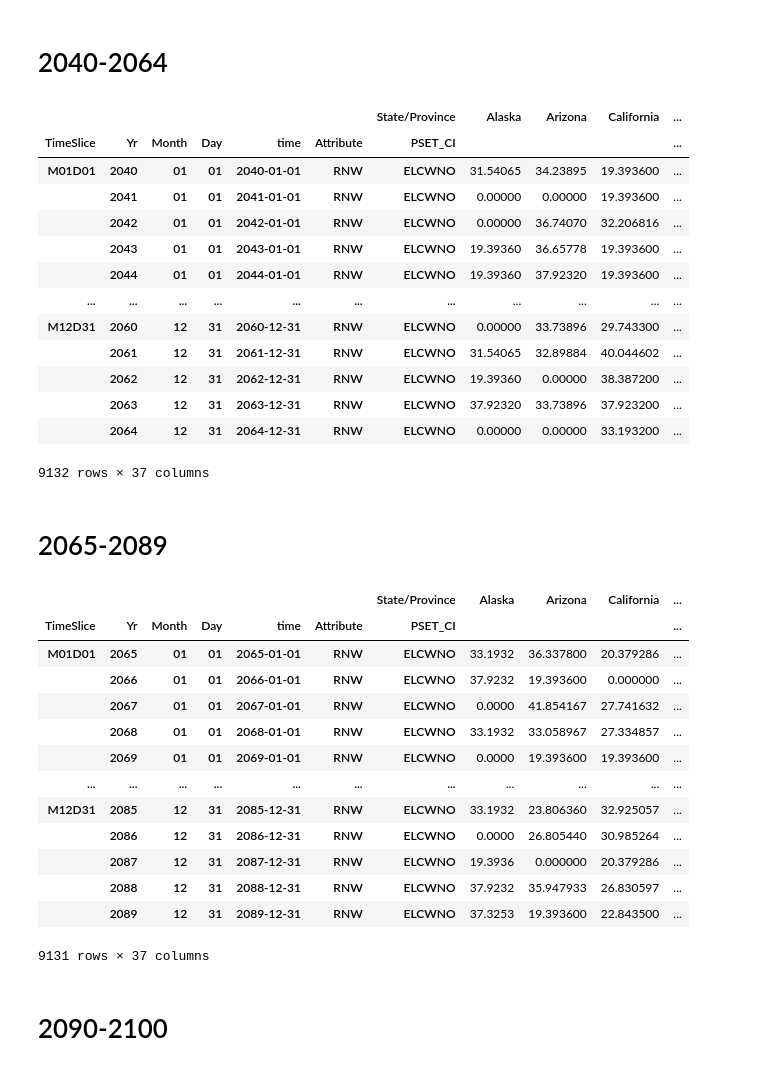
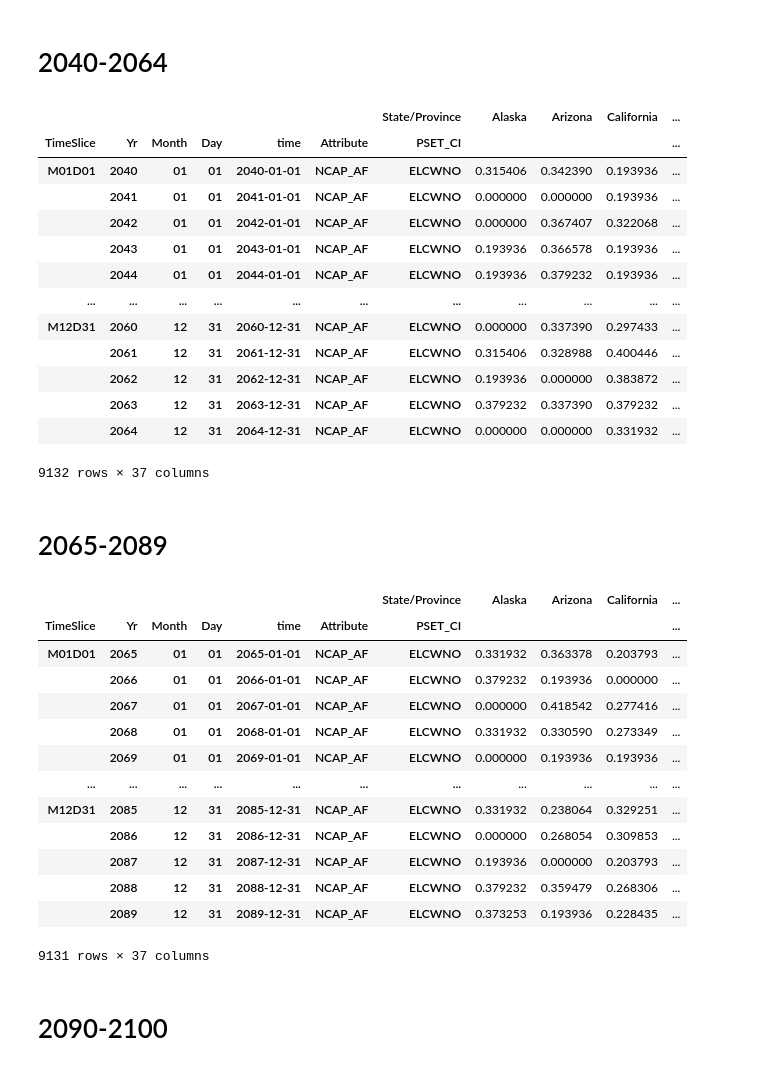
Before and after one commit to esma-cu/DATA_WIND_CF, a Jupyter notebook: Wind_Organize_CF - TUSM.ipynb, the cells around one changed output. Saved outputs shown, nothing was run; the diff lists cells and outputs as text; code cells hidden in the pictures.

```diff
--- a/Wind_Organize_CF - TUSM.ipynb
+++ b/Wind_Organize_CF - TUSM.ipynb
@@ -240,7 +242,7 @@ SSP126_2040_2064_tt['Day'] = SSP126_2040_2064_tt['time'].astype(str).str[8:10]
 #create a new column called 'TimeSlice' that is 'M' + Month + 'D' + Day
 SSP126_2040_2064_tt['TimeSlice'] = 'M' + SSP126_2040_2064_tt['Month'] + 'D' + SSP126_2040_2064_tt['Day']
 # add a new column called 'Attribute' that is entirely full of 'RNW'
-SSP126_2040_2064_tt['Attribute'] = 'RNW'
+SSP126_2040_2064_tt['Attribute'] = 'NCAP_AF'
 # add a new column called 'Yr' that is the year of the 'time' column
 SSP126_2040_2064_tt['Yr'] = SSP126_2040_2064_tt['time'].astype(str).str[:4]
 # add a new column called 'PSET_CI' that is 'ELCWNO' for onshore or 'ELCWNF' for offshore
@@ -253,21 +255,22 @@ SSP126_2040_2064_tt = SSP126_2040_2064_tt.pivot_table(index=['TimeSlice', 'Yr',
 #replace all NaN values with 0
 SSP126_2040_2064_tt = SSP126_2040_2064_tt.fillna(0)
 # only keep TimeSlice', 'Yr', 'Month', 'Day', 'time', 'Attribute', 'PSET_CI', 'Virginia', 'Rhode Island'
+#SSP126_2040_2064_tt = SSP126_2040_2064_tt[['Virginia', 'Rhode Island']]
 SSP126_2040_2064_tt
 # %% [output]
 |  |  |  |  |  |  | State/Province | Alaska | Arizona | California | ... |
 | TimeSlice | Yr | Month | Day | time | Attribute | PSET_CI |  |  |  | ... |
-| M01D01 | 2040 | 01 | 01 | 2040-01-01 | RNW | ELCWNO | 31.54065 | 34.23895 | 19.393600 | ... |
-|  | 2041 | 01 | 01 | 2041-01-01 | RNW | ELCWNO | 0.00000 | 0.00000 | 19.393600 | ... |
-|  | 2042 | 01 | 01 | 2042-01-01 | RNW | ELCWNO | 0.00000 | 36.74070 | 32.206816 | ... |
-|  | 2043 | 01 | 01 | 2043-01-01 | RNW | ELCWNO | 19.39360 | 36.65778 | 19.393600 | ... |
-|  | 2044 | 01 | 01 | 2044-01-01 | RNW | ELCWNO | 19.39360 | 37.92320 | 19.393600 | ... |
+| M01D01 | 2040 | 01 | 01 | 2040-01-01 | NCAP_AF | ELCWNO | 0.315406 | 0.342390 | 0.193936 | ... |
+|  | 2041 | 01 | 01 | 2041-01-01 | NCAP_AF | ELCWNO | 0.000000 | 0.000000 | 0.193936 | ... |
+|  | 2042 | 01 | 01 | 2042-01-01 | NCAP_AF | ELCWNO | 0.000000 | 0.367407 | 0.322068 | ... |
+|  | 2043 | 01 | 01 | 2043-01-01 | NCAP_AF | ELCWNO | 0.193936 | 0.366578 | 0.193936 | ... |
+|  | 2044 | 01 | 01 | 2044-01-01 | NCAP_AF | ELCWNO | 0.193936 | 0.379232 | 0.193936 | ... |
 | ... | ... | ... | ... | ... | ... | ... | ... | ... | ... | ... |
-| M12D31 | 2060 | 12 | 31 | 2060-12-31 | RNW | ELCWNO | 0.00000 | 33.73896 | 29.743300 | ... |
-|  | 2061 | 12 | 31 | 2061-12-31 | RNW | ELCWNO | 31.54065 | 32.89884 | 40.044602 | ... |
-|  | 2062 | 12 | 31 | 2062-12-31 | RNW | ELCWNO | 19.39360 | 0.00000 | 38.387200 | ... |
-|  | 2063 | 12 | 31 | 2063-12-31 | RNW | ELCWNO | 37.92320 | 33.73896 | 37.923200 | ... |
-|  | 2064 | 12 | 31 | 2064-12-31 | RNW | ELCWNO | 0.00000 | 0.00000 | 33.193200 | ... |
+| M12D31 | 2060 | 12 | 31 | 2060-12-31 | NCAP_AF | ELCWNO | 0.000000 | 0.337390 | 0.297433 | ... |
+|  | 2061 | 12 | 31 | 2061-12-31 | NCAP_AF | ELCWNO | 0.315406 | 0.328988 | 0.400446 | ... |
+|  | 2062 | 12 | 31 | 2062-12-31 | NCAP_AF | ELCWNO | 0.193936 | 0.000000 | 0.383872 | ... |
+|  | 2063 | 12 | 31 | 2063-12-31 | NCAP_AF | ELCWNO | 0.379232 | 0.337390 | 0.379232 | ... |
+|  | 2064 | 12 | 31 | 2064-12-31 | NCAP_AF | ELCWNO | 0.000000 | 0.000000 | 0.331932 | ... |
 9132 rows × 37 columns
 # %%
 #export to csv
@@ -277,39 +280,40 @@ SSP126_2040_2064_tt.to_csv('SSP126_usa_2040_2064_TIMES_state.csv')
 # %%
 #   SSP 126 2065-2089
 #create a new column called 'Month' that is the month of the 'time' column
 SSP126_2065_2089_tt['Month'] = SSP126_2065_2089_tt['time'].astype(str).str[5:7]
 #create a new column called 'Day' that is the day of the 'time' column
 SSP126_2065_2089_tt['Day'] = SSP126_2065_2089_tt['time'].astype(str).str[8:10]
 #create a new column called 'TimeSlice' that is 'M' + Month + 'D' + Day
 SSP126_2065_2089_tt['TimeSlice'] = 'M' + SSP126_2065_2089_tt['Month'] + 'D' + SSP126_2065_2089_tt['Day']
 # add a new column called 'Attribute' that is entirely full of 'RNW'
-SSP126_2065_2089_tt['Attribute'] = 'RNW'
+SSP126_2065_2089_tt['Attribute'] = 'NCAP_AF'
 # add a new column called 'Yr' that is the year of the 'time' column
 SSP126_2065_2089_tt['Yr'] = SSP126_2065_2089_tt['time'].astype(str).str[:4]
 # add a new column called 'PSET_CI' that is 'ELCWNO' for onshore or 'ELCWNF' for offshore
 SSP126_2065_2089_tt['PSET_CI'] = 'ELCWNO'
 
 SSP126_2065_2089_tt= SSP126_2065_2089_tt.groupby(['State/Province', 'time']).first().compute()
 #pivot the table so that TEMELE_REGIONS_COPY are the columns, TimeSlice are the rows, and the values are the CP
 SSP126_2065_2089_tt = SSP126_2065_2089_tt.pivot_table(index=['TimeSlice', 'Yr', 'Month', 'Day', 'time', 'Attribute', 'PSET_CI'], columns='State/Province', values='CP', aggfunc='first')
 #replace all NaN values with 0
 SSP126_2065_2089_tt = SSP126_2065_2089_tt.fillna(0)
 # only keep TimeSlice', 'Yr', 'Month', 'Day', 'time', 'Attribute', 'PSET_CI', 'Virginia', 'Rhode Island'
+#SSP126_2065_2089_tt = SSP126_2065_2089_tt[['Virginia', 'Rhode Island']]
 SSP126_2065_2089_tt
 # %% [output]
 |  |  |  |  |  |  | State/Province | Alaska | Arizona | California | ... |
 | TimeSlice | Yr | Month | Day | time | Attribute | PSET_CI |  |  |  | ... |
-| M01D01 | 2065 | 01 | 01 | 2065-01-01 | RNW | ELCWNO | 33.1932 | 36.337800 | 20.379286 | ... |
-|  | 2066 | 01 | 01 | 2066-01-01 | RNW | ELCWNO | 37.9232 | 19.393600 | 0.000000 | ... |
-|  | 2067 | 01 | 01 | 2067-01-01 | RNW | ELCWNO | 0.0000 | 41.854167 | 27.741632 | ... |
-|  | 2068 | 01 | 01 | 2068-01-01 | RNW | ELCWNO | 33.1932 | 33.058967 | 27.334857 | ... |
-|  | 2069 | 01 | 01 | 2069-01-01 | RNW | ELCWNO | 0.0000 | 19.393600 | 19.393600 | ... |
+| M01D01 | 2065 | 01 | 01 | 2065-01-01 | NCAP_AF | ELCWNO | 0.331932 | 0.363378 | 0.203793 | ... |
+|  | 2066 | 01 | 01 | 2066-01-01 | NCAP_AF | ELCWNO | 0.379232 | 0.193936 | 0.000000 | ... |
+|  | 2067 | 01 | 01 | 2067-01-01 | NCAP_AF | ELCWNO | 0.000000 | 0.418542 | 0.277416 | ... |
+|  | 2068 | 01 | 01 | 2068-01-01 | NCAP_AF | ELCWNO | 0.331932 | 0.330590 | 0.273349 | ... |
+|  | 2069 | 01 | 01 | 2069-01-01 | NCAP_AF | ELCWNO | 0.000000 | 0.193936 | 0.193936 | ... |
 | ... | ... | ... | ... | ... | ... | ... | ... | ... | ... | ... |
-| M12D31 | 2085 | 12 | 31 | 2085-12-31 | RNW | ELCWNO | 33.1932 | 23.806360 | 32.925057 | ... |
-|  | 2086 | 12 | 31 | 2086-12-31 | RNW | ELCWNO | 0.0000 | 26.805440 | 30.985264 | ... |
-|  | 2087 | 12 | 31 | 2087-12-31 | RNW | ELCWNO | 19.3936 | 0.000000 | 20.379286 | ... |
-|  | 2088 | 12 | 31 | 2088-12-31 | RNW | ELCWNO | 37.9232 | 35.947933 | 26.830597 | ... |
-|  | 2089 | 12 | 31 | 2089-12-31 | RNW | ELCWNO | 37.3253 | 19.393600 | 22.843500 | ... |
+| M12D31 | 2085 | 12 | 31 | 2085-12-31 | NCAP_AF | ELCWNO | 0.331932 | 0.238064 | 0.329251 | ... |
+|  | 2086 | 12 | 31 | 2086-12-31 | NCAP_AF | ELCWNO | 0.000000 | 0.268054 | 0.309853 | ... |
+|  | 2087 | 12 | 31 | 2087-12-31 | NCAP_AF | ELCWNO | 0.193936 | 0.000000 | 0.203793 | ... |
+|  | 2088 | 12 | 31 | 2088-12-31 | NCAP_AF | ELCWNO | 0.379232 | 0.359479 | 0.268306 | ... |
+|  | 2089 | 12 | 31 | 2089-12-31 | NCAP_AF | ELCWNO | 0.373253 | 0.193936 | 0.228435 | ... |
 9131 rows × 37 columns
 # %%
 #export to csv
```
Also changed, not shown: parts of 28 cells of this notebook.
